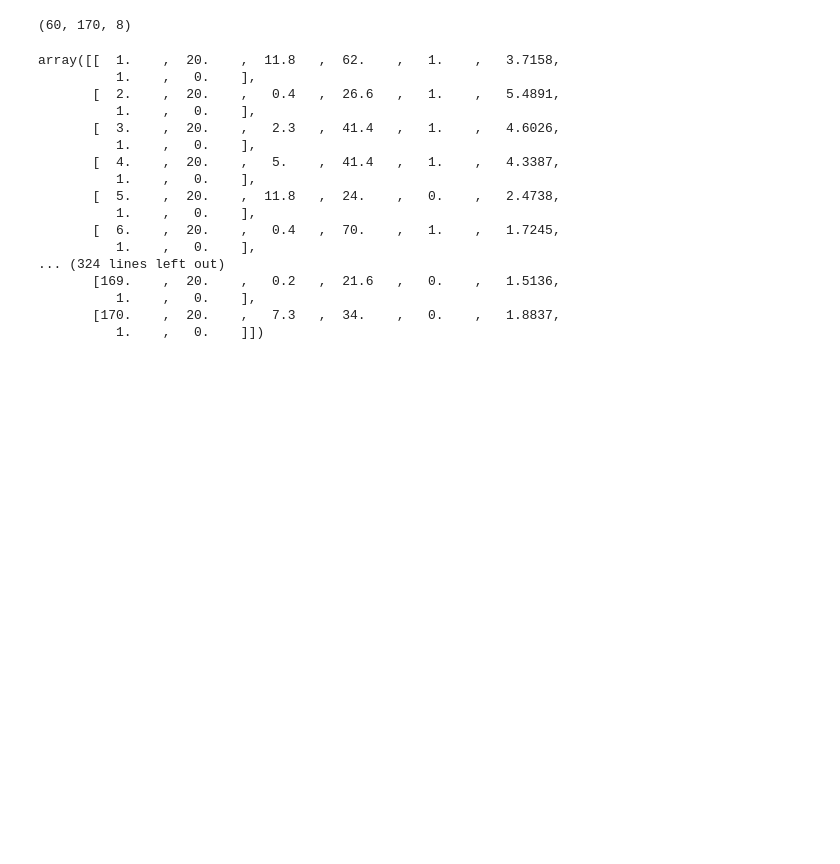
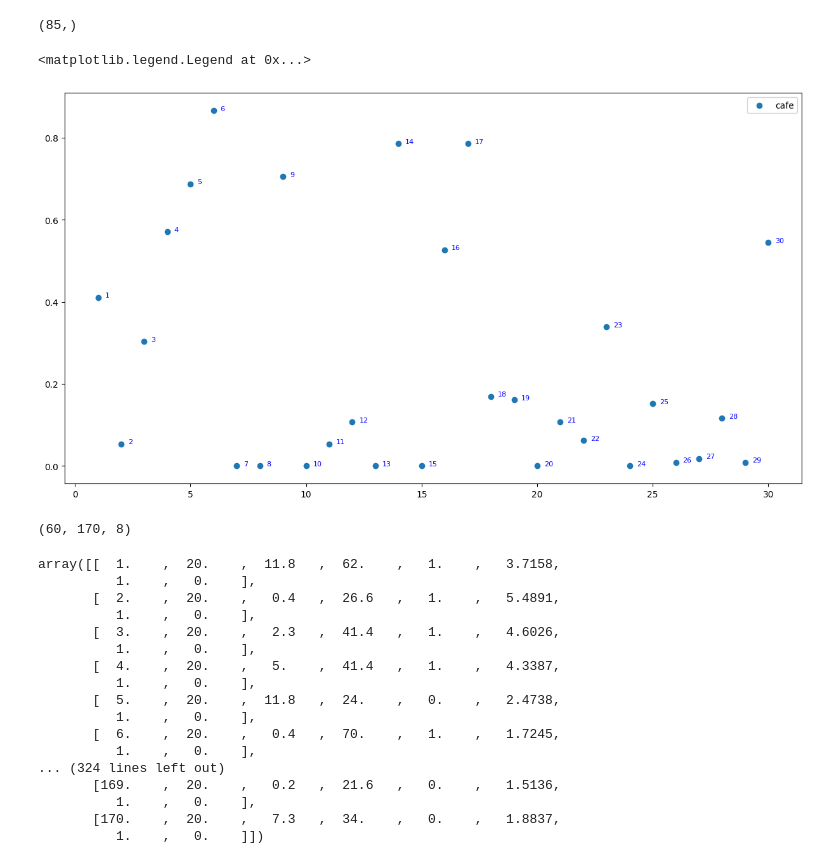
Before and after one commit to hhsherlock/Discounting, a Jupyter notebook: paper/data_analysis_flips.ipynb, the cells around one changed output. Drawn from its saved outputs; the diff is of its cells as text; code cells hidden in the pictures; blank space fills up the shorter version.

```diff
--- a/paper/data_analysis_flips.ipynb
+++ b/paper/data_analysis_flips.ipynb
@@ -16,0 +76,4 @@ with open('/home/yaning/Documents/Discounting/results/array_cafe_gamble.pkl', 'r
+# %%
+sorted_arr = np.take_along_axis(gamble_data, sort_indices[:, :, np.newaxis], axis=1)
+# %%
+choices = sorted_arr[:,:,4]
@@ -17,3 +100,49 @@ with open('/home/yaning/Documents/Discounting/results/array_cafe_gamble.pkl', 'r
+# %%
+choices[0][:].shape
+# %% [output]
+(85,)
+# %%
+first_percentages_g = []
+second_percentages_g = []
+
+for c in choices:
+    first_half = c[:58]
+    second_half = c[58:]
+    first_percentage = np.sum(first_half)/first_half.shape[0]
+    second_percentage = np.sum(second_half)/second_half.shape[0]
+
+    first_percentages_g.append(first_percentage)
+    second_percentages_g.append(second_percentage)
+# %%
+first_percentages = []
+second_percentages = []
+
+for c in choices:
+    first_half = c[:58]
+    second_half = c[58:]
+    first_percentage = np.sum(first_half)/first_half.shape[0]
+    second_percentage = np.sum(second_half)/second_half.shape[0]
+
+    first_percentages.append(first_percentage)
+    second_percentages.append(second_percentage)
+# %%
+param1 = second_percentages
+param2 = second_percentages_g
+
+plt.figure(figsize=(15, 8))
+x = np.linspace(1,30,30)
+plt.scatter(x,param1, label="cafe")
+# plt.scatter(x,param2, label="gamble")
+
+for i in range(len(x)):
+    # plt.plot([x[i], x[i]], [param1[i], param2[i]], color='gray', linestyle='--', alpha=0.6)
+    plt.text(x[i] + 0.3, param1[i], i+1, color='blue', fontsize=8)
+    # plt.text(x[i] + 0.3, param2[i], i+1, color='blue', fontsize=8)
+
+plt.legend()
+# %% [output]
+<matplotlib.legend.Legend at 0x...>
+[figure, added]
 # %%
 data = data.reshape(60,170,8)
 # %%
```
Also changed, not shown: parts of 11 cells of this notebook, 11 other files.
